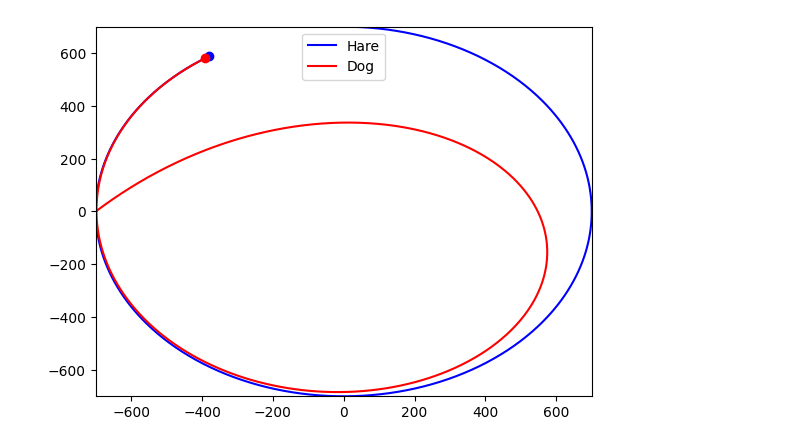
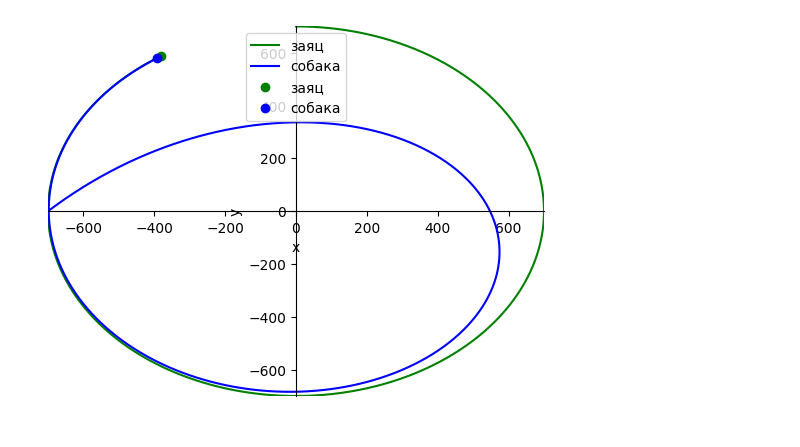
Before and after one commit to iluhadva8/labpython, a Jupyter notebook: погоня_ipynb".ipynb, the cells around one changed output. Cells and saved outputs as stored; diff of their text form; code cells hidden in the pictures.

```diff
--- a/погоня_ipynb".ipynb
+++ b/погоня_ipynb".ipynb
@@ -31,38 +31,45 @@ fig, ax = plt.subplots()
 ax.set_xlim(-R, R)
 ax.set_ylim(-R, R)
 
-hare_line, = ax.plot([], [], 'b-', label='Hare')
-dog_line, = ax.plot([], [], 'r-', label='Dog')
-hare_point, = ax.plot([], [], 'bo')
-dog_point, = ax.plot([], [], 'ro')
+hare_line, = ax.plot([], [], 'g-', label='заяц')
+dog_line, = ax.plot([], [], 'b-', label='собака')
+hare_point, = ax.plot([], [], 'go', label='заяц')
+dog_point, = ax.plot([], [], 'bo', label='собака')
+ax = plt.gca()
+ax.spines['left'].set_position('center')
+ax.spines['bottom'].set_position('center')
+ax.spines['top'].set_visible(False)
+ax.spines['right'].set_visible(False)
 
+plt.xlabel("x")
+plt.ylabel("y")
 def init():
     hare_line.set_data([], [])
     dog_line.set_data([], [])
     hare_point.set_data([], [])
     dog_point.set_data([], [])
     return hare_line, dog_line, hare_point, dog_point
 
 def animate(i):
     hare_line.set_data(Xhare[:i+1], Yhare[:i+1])
     dog_line.set_data(Xdog[:i+1], Ydog[:i+1])
     hare_point.set_data(Xhare[i], Yhare[i])
     dog_point.set_data(Xdog[i], Ydog[i])
     return hare_line, dog_line, hare_point, dog_point
 
 def update(frame):
     global Xdog, Ydog, f
     if frame < n-1:
         Xdog[frame+1] = Xdog[frame] + Vdog * dt * np.cos(f[frame])
         Ydog[frame+1] = Ydog[frame] + Vdog * dt * np.sin(f[frame])
         f[frame+1] = np.arctan2((Yhare[frame] - Ydog[frame]), (Xhare[frame] - Xdog[frame]))
 
     return animate(frame)
 
 ax.legend()
 
 ani = animation.FuncAnimation(fig, update, frames=n, interval=100, blit=True, init_func=init)
-ani.save('double.mp4',fps=30, extra_args=['-vcodec','libx264'])
+ani.save('iluha.mp4',fps=30, extra_args=['-vcodec','libx264'])
 plt.show()
 # %% [output]
-[figure, old version]
+[figure, new version]
```
